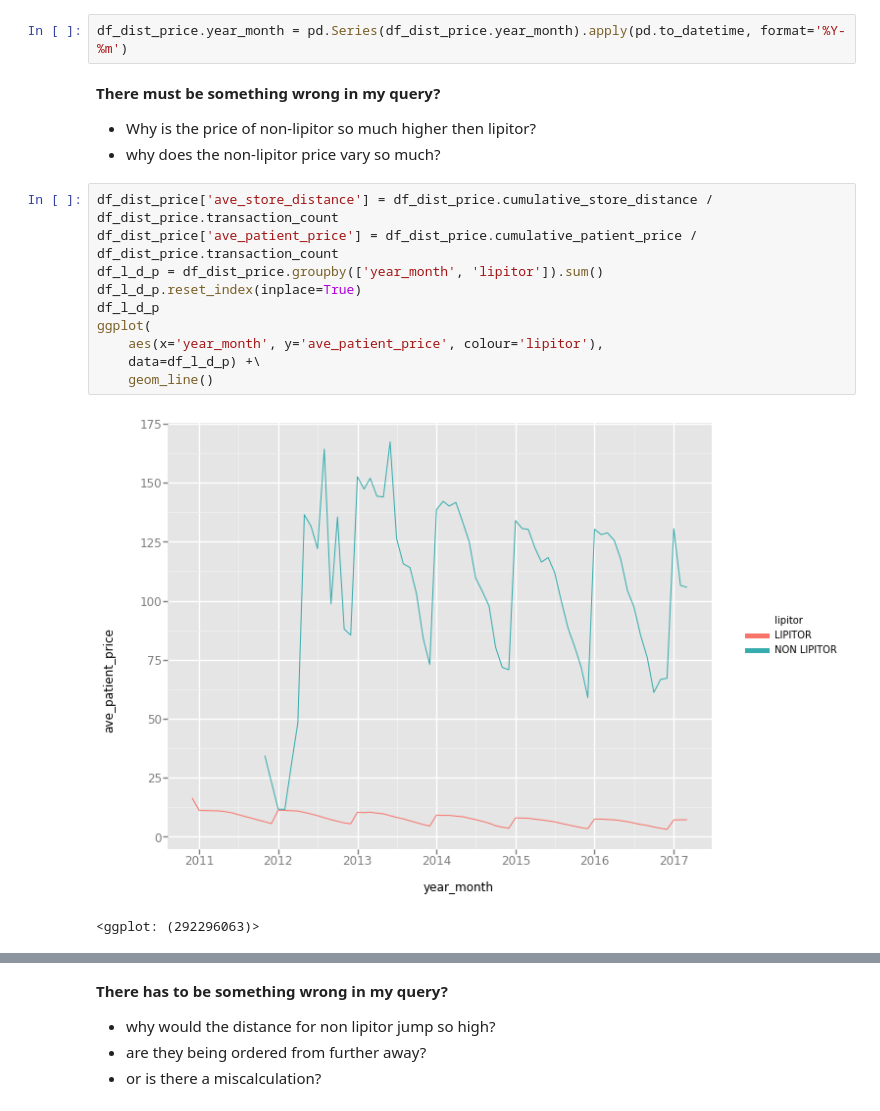
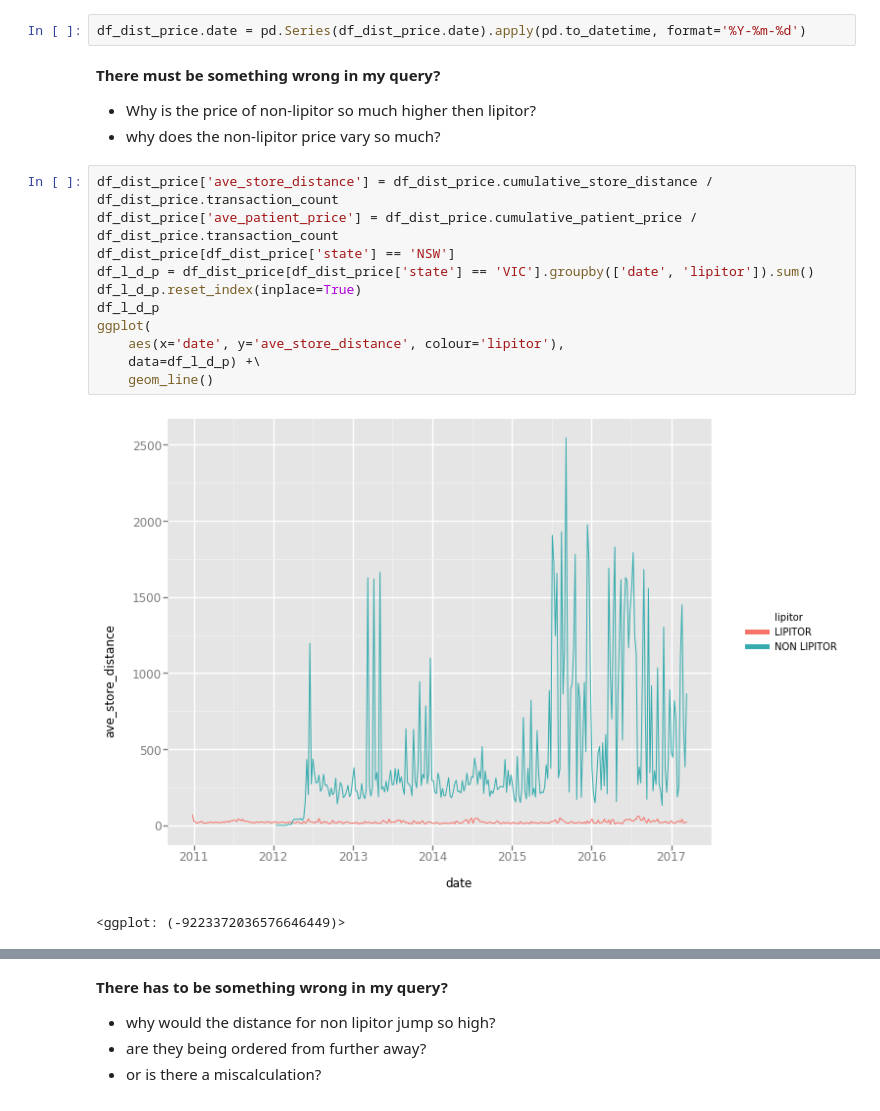
Before and after one commit to saramic/the-d-team, a Jupyter notebook: analysis/Lipitor_replacement.ipynb, the cells around one changed output, grey strips where cells are left out. Cells and saved outputs as stored; diff of their text form.

```diff
--- a/analysis/Lipitor_replacement.ipynb
+++ b/analysis/Lipitor_replacement.ipynb
@@ -148,5 +156,5 @@ Waiting for job to complete...
 # %%
-df_dist_price.year_month = pd.Series(df_dist_price.year_month).apply(pd.to_datetime, format='%Y-%m')
+df_dist_price.date = pd.Series(df_dist_price.date).apply(pd.to_datetime, format='%Y-%m-%d')
 # %% [markdown]
 **There must be something wrong in my query?**
 * Why is the price of non-lipitor so much higher then lipitor?
@@ -154,13 +162,14 @@ df_dist_price.year_month = pd.Series(df_dist_price.year_month).apply(pd.to_datet
 # %%
 df_dist_price['ave_store_distance'] = df_dist_price.cumulative_store_distance / df_dist_price.transaction_count
 df_dist_price['ave_patient_price'] = df_dist_price.cumulative_patient_price / df_dist_price.transaction_count
-df_l_d_p = df_dist_price.groupby(['year_month', 'lipitor']).sum()
+df_dist_price[df_dist_price['state'] == 'NSW']
+df_l_d_p = df_dist_price[df_dist_price['state'] == 'VIC'].groupby(['date', 'lipitor']).sum()
 df_l_d_p.reset_index(inplace=True)
 df_l_d_p
 ggplot(
-    aes(x='year_month', y='ave_patient_price', colour='lipitor'),
+    aes(x='date', y='ave_store_distance', colour='lipitor'),
     data=df_l_d_p) +\
     geom_line()
 # %% [output]
-[figure, old version]
+[figure, new version]
-<ggplot: (292296063)>
+<ggplot: (-9223372036576646449)>
```
Also changed, not shown: parts of 12 cells of this notebook, 1 other file.
